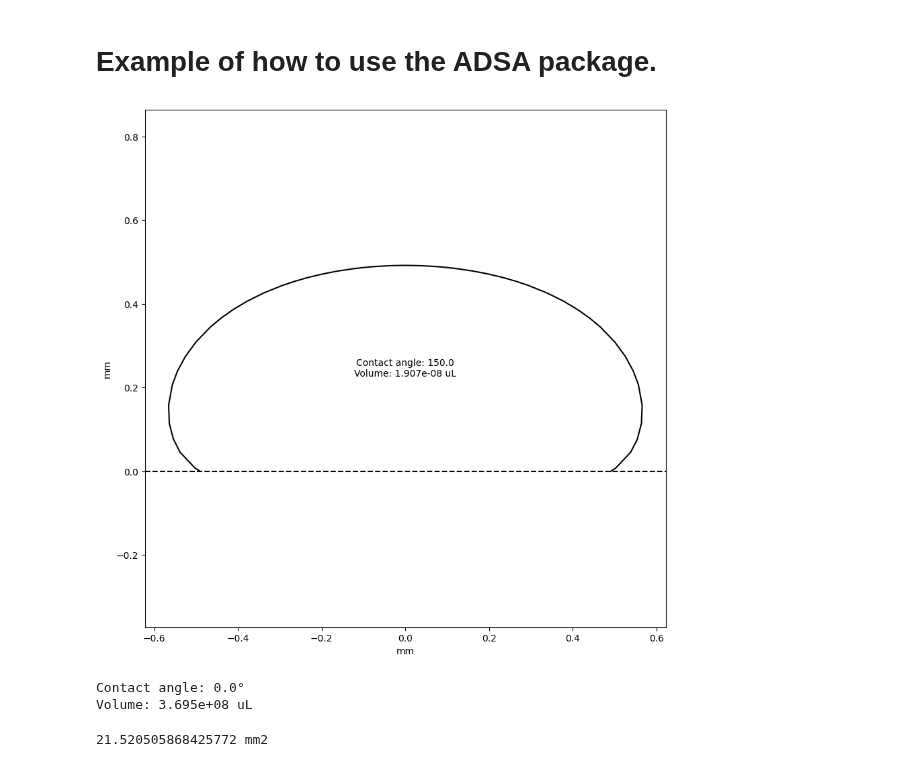
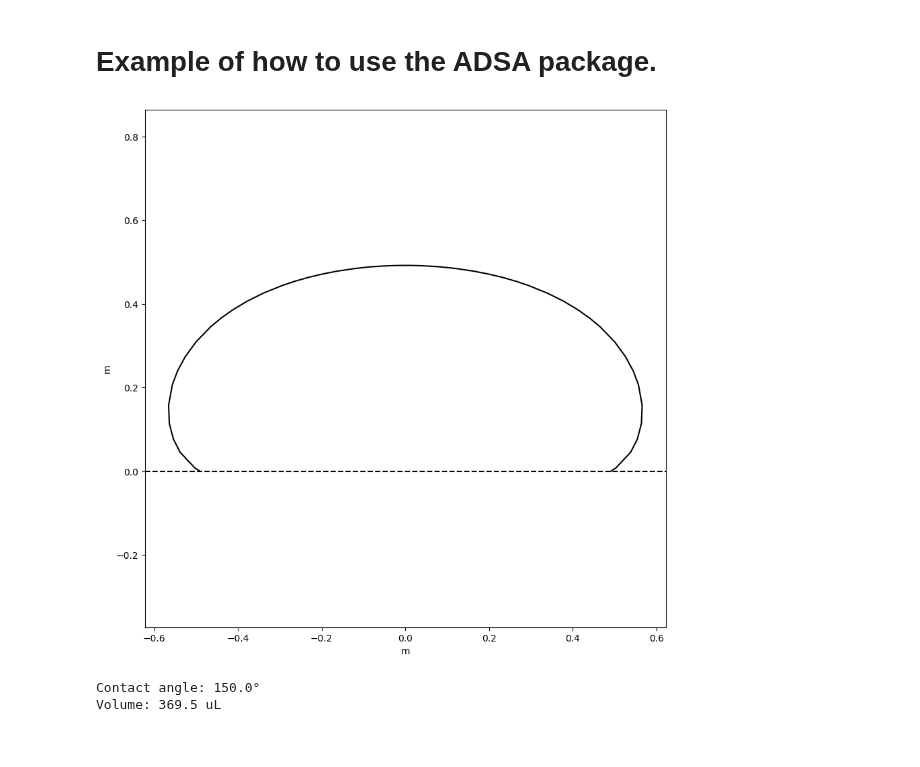
Before and after one commit to juusokorhonen/droplet-shape-solver, a Jupyter notebook: notebooks/using_package.ipynb, the cells around one changed output. Cells and saved outputs as stored; diff of their text form; code cells hidden in the pictures.

```diff
--- a/notebooks/using_package.ipynb
+++ b/notebooks/using_package.ipynb
@@ -10,18 +10,15 @@ import adsa
 # %%
 R0 = 10.0e-3 # 10 mm
 ca = 150.0
 
-(_, X, Z) = adsa.solver.simulate_droplet_shape(R0, ca)
-vol = adsa.analysis.calculate_volume(X, Z)
-adsa.visualisation.plot_drop(X, Z, ca)
+(alphas, xs, zs) = adsa.solver.simulate_droplet_shape(R0, ca)
+vol = adsa.analysis.calculate_volume(xs, zs, R0)
+adsa.visualisation.plot_drop(xs, zs)
 
-print(u"Contact angle: {:.4}°\nVolume: {:.4} uL".format(result.y[-1,0], vol*1e9))
+print(u"Contact angle: {:.4}°\nVolume: {:.4} uL".format(alphas[-1], vol*1e9))
+
+print(f"{bottom_area} mm2".format(bottom_area=np.pi*xs[-1]**2)
 # %% [output]
-[figure, old version]
+[figure, new version]
-Contact angle: 0.0°
-Volume: 3.695e+08 uL
+Contact angle: 150.0°
+Volume: 369.5 uL
-# %%
-bottom_area = np.pi*y[-1,0]**2
-print(f"{bottom_area} mm2")
-# %% [output]
-21.520505868425772 mm2
```
Also changed, not shown: parts of 3 cells of this notebook, 6 other files.
